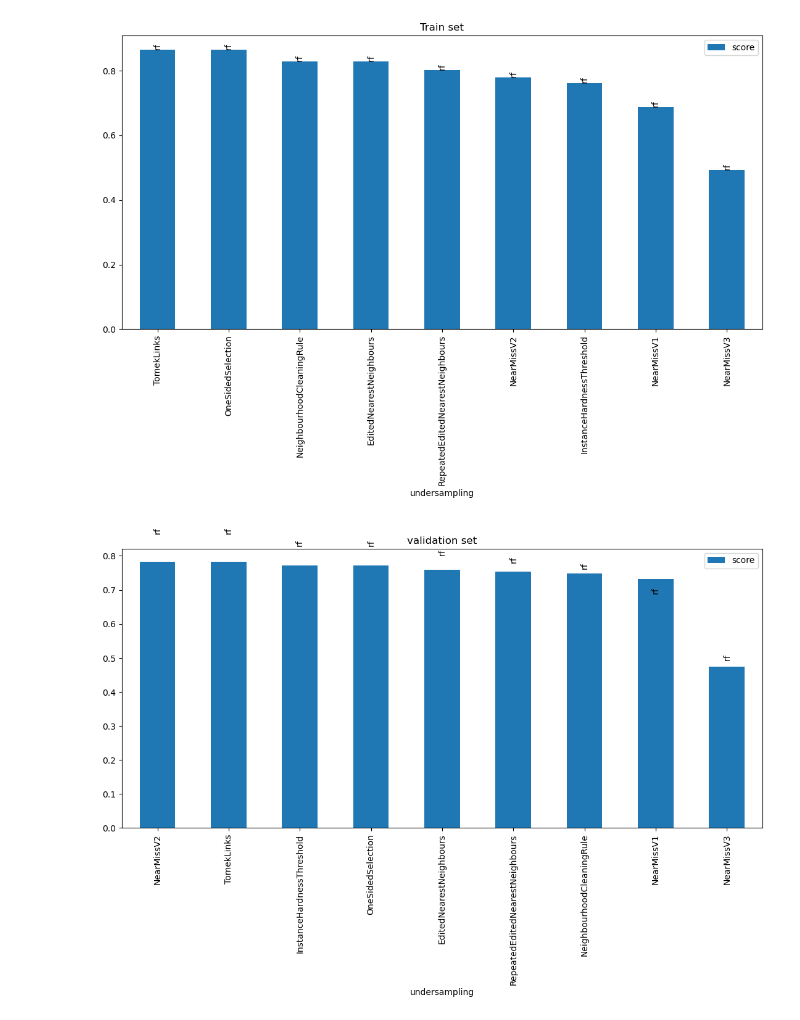
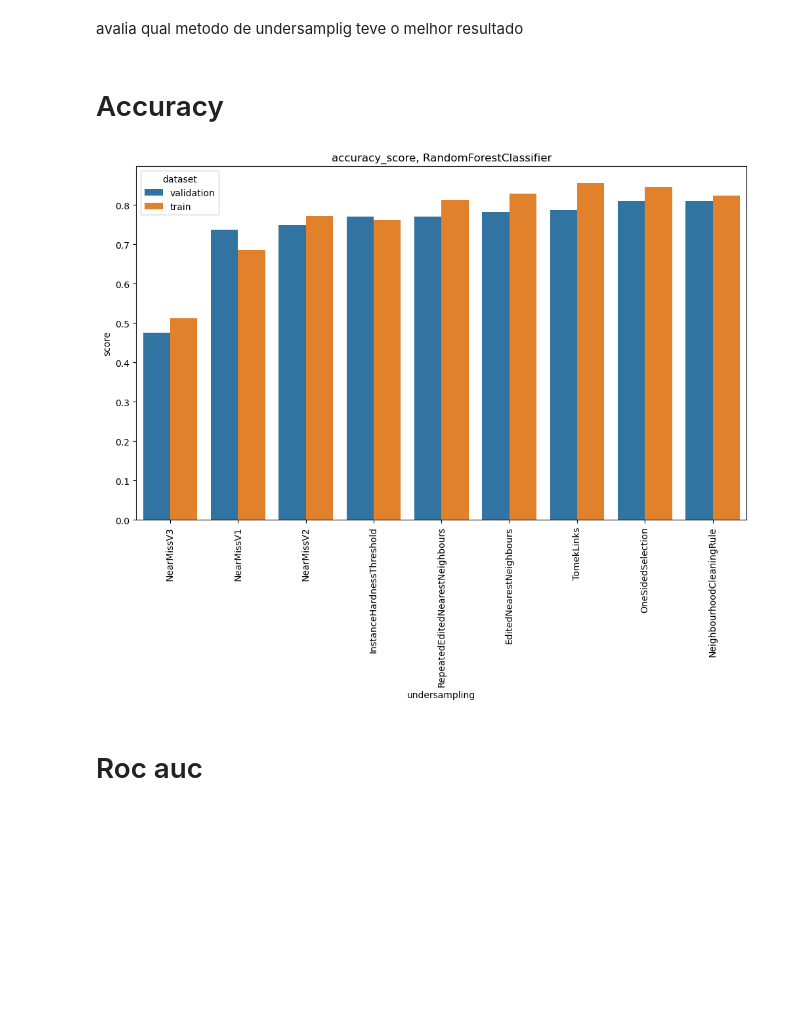
Before and after one commit to gustavoVferrari/kaggle, a Jupyter notebook: Classification/Titanic/notebooks/[4.0] Model Metrics.ipynb, the cells around one changed output. Cells and saved outputs as stored; diff of their text form; code cells hidden in the pictures; blank space fills up the shorter version.

```diff
--- a/Classification/Titanic/notebooks/[4.0] Model Metrics.ipynb
+++ b/Classification/Titanic/notebooks/[4.0] Model Metrics.ipynb
@@ -4,4 +5,11 @@ import matplotlib.pyplot as plt
+# %% [markdown]
+avalia qual metodo de undersamplig teve o melhor resultado
+# %% [markdown]
+# Accuracy
 # %%
 acc = pd.read_json("../models/single_model/tables/accuracy_score.jsonl",
              lines=True,
              orient="records")
+
+acc.set_index("timestamp", inplace=True)
+acc.sort_values(by=['score'], inplace=True)
@@ -10,54 +16,15 @@ acc.set_index("timestamp", inplace=True)
-# %%
-acc = acc.loc['2026-04-02'].copy()
 # %%
-ax = (
-    acc.loc[(acc['dataset'] == 'train')]
-    [['score', 'undersampling', 'model_name']]
-    .sort_values('score', ascending=False)
-    .set_index('undersampling')
-    .plot(
-        kind='bar',
-        figsize=(11, 8),
-        title="Train set"
-    )
+plt.figure(figsize=(12,7))
+sns.barplot(
+    data=acc,
+    x='undersampling',
+    y='score',
+    hue='dataset'
 )
-
-# adicionar labels nas barras
-for i, (score, mode) in enumerate(zip(
-        acc.loc[acc['dataset'] == 'train']
-           .sort_values('score', ascending=False)['score'],
-        acc.loc[acc['dataset'] == 'train']
-           .sort_values('score', ascending=False)['model_name']
-    )):
-    ax.text(i, score, mode, ha='center', va='bottom', rotation=90)
-
-plt.tight_layout()
+plt.title(f'{acc['metric_name'].unique()[0]}, {acc['model_name'].unique()[0]}')
+plt.xticks(rotation=90)
 plt.show()
 # %% [output]
-[figure, old version]
+[figure, new version]
-# %%
-ax = (
-    acc.loc[(acc['dataset'] == 'validation')]
-    [['score', 'undersampling', 'model_name']]
-    .sort_values('score', ascending=False)
-    .set_index('undersampling')
-    .plot(
-        kind='bar',
-        figsize=(11, 8),
-        title="validation set"
-    )
-)
-
-# adicionar labels nas barras
-for i, (score, mode) in enumerate(zip(
-        acc.loc[acc['dataset'] == 'train']
-           .sort_values('score', ascending=False)['score'],
-        acc.loc[acc['dataset'] == 'train']
-           .sort_values('score', ascending=False)['model_name']
-    )):
-    ax.text(i, score, mode, ha='center', va='bottom', rotation=90)
-
-plt.tight_layout()
-plt.show()
-# %% [output]
-[figure, removed]
+# %% [markdown]
+# Roc auc
```
Also changed, not shown: parts of 7 cells of this notebook, 6 other files.
